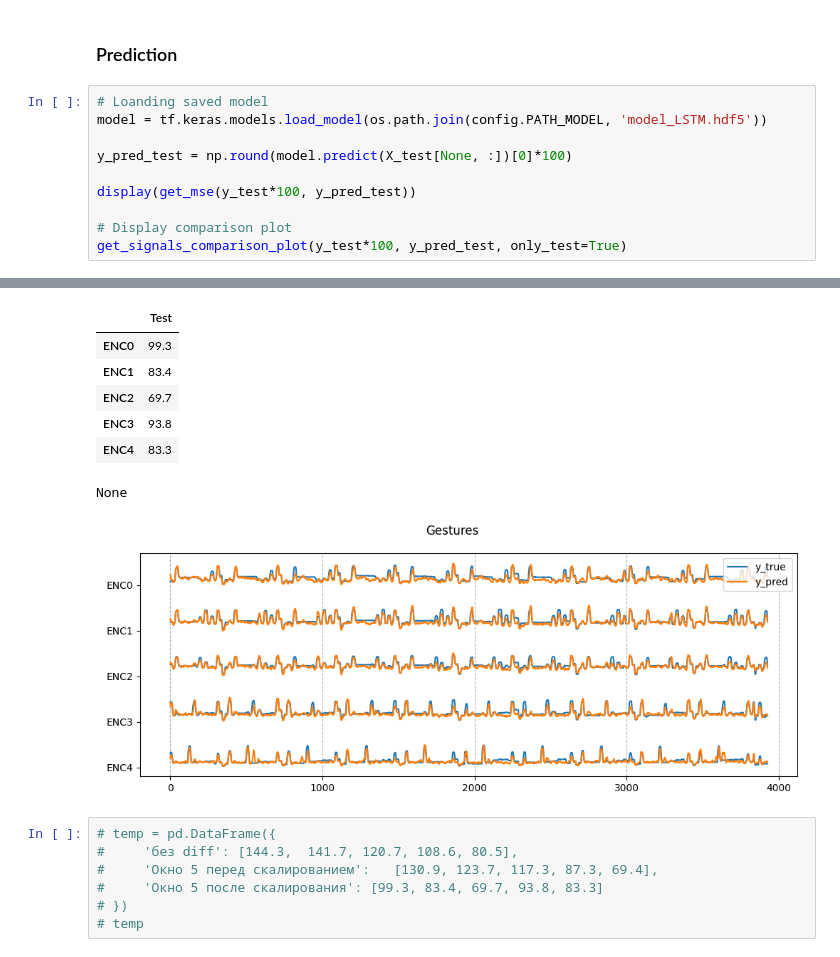
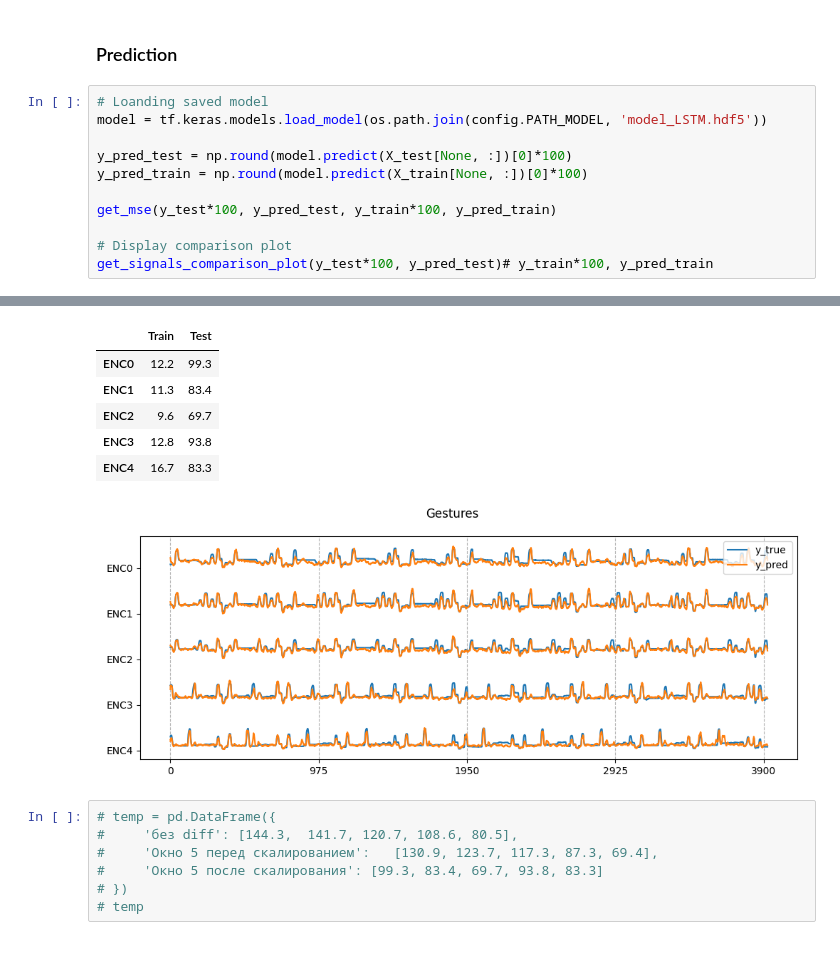
Before and after one commit to Internship-moto/Gestures_3, a Jupyter notebook: notebooks/Gestures_3.ipynb, the cells around one changed output, grey strips where cells are left out. Drawn from its saved outputs; the diff is of its cells as text.

```diff
--- a/notebooks/Gestures_3.ipynb
+++ b/notebooks/Gestures_3.ipynb
@@ -408,9 +409,10 @@ plot_history(history, model.name)
 model = tf.keras.models.load_model(os.path.join(config.PATH_MODEL, 'model_LSTM.hdf5'))
 
 y_pred_test = np.round(model.predict(X_test[None, :])[0]*100)
+y_pred_train = np.round(model.predict(X_train[None, :])[0]*100)
 
-display(get_mse(y_test*100, y_pred_test))
+get_mse(y_test*100, y_pred_test, y_train*100, y_pred_train)
 
 # Display comparison plot
-get_signals_comparison_plot(y_test*100, y_pred_test, only_test=True)
+get_signals_comparison_plot(y_test*100, y_pred_test)# y_train*100, y_pred_train
 # %% [output]
@@ -418,11 +421,10 @@ get_signals_comparison_plot(y_test*100, y_pred_test, only_test=True)
-|  | Test |
-| ENC0 | 99.3 |
-| ENC1 | 83.4 |
-| ENC2 | 69.7 |
-| ENC3 | 93.8 |
-| ENC4 | 83.3 |
+|  | Train | Test |
+| ENC0 | 12.2 | 99.3 |
+| ENC1 | 11.3 | 83.4 |
+| ENC2 | 9.6 | 69.7 |
+| ENC3 | 12.8 | 93.8 |
+| ENC4 | 16.7 | 83.3 |
-None
-[figure, old version]
+[figure, new version]
 # %%
 # temp = pd.DataFrame({
 #     'без diff': [144.3,  141.7, 120.7, 108.6, 80.5],
```
Also changed, not shown: parts of 29 cells of this notebook.
